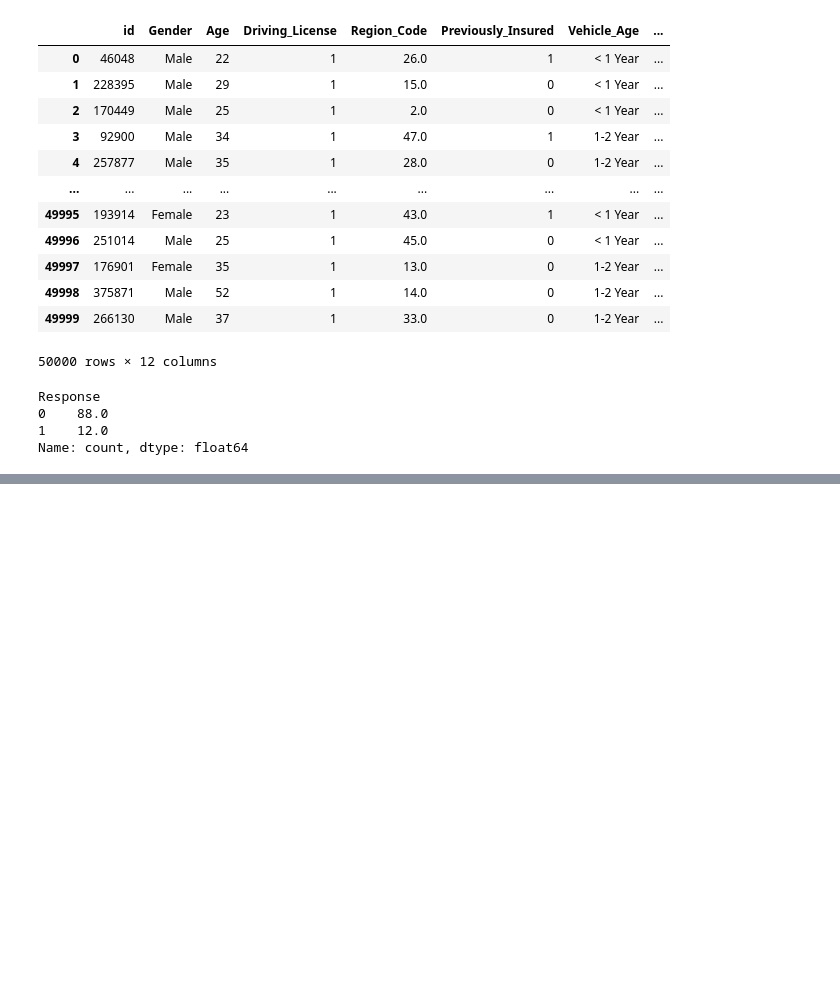
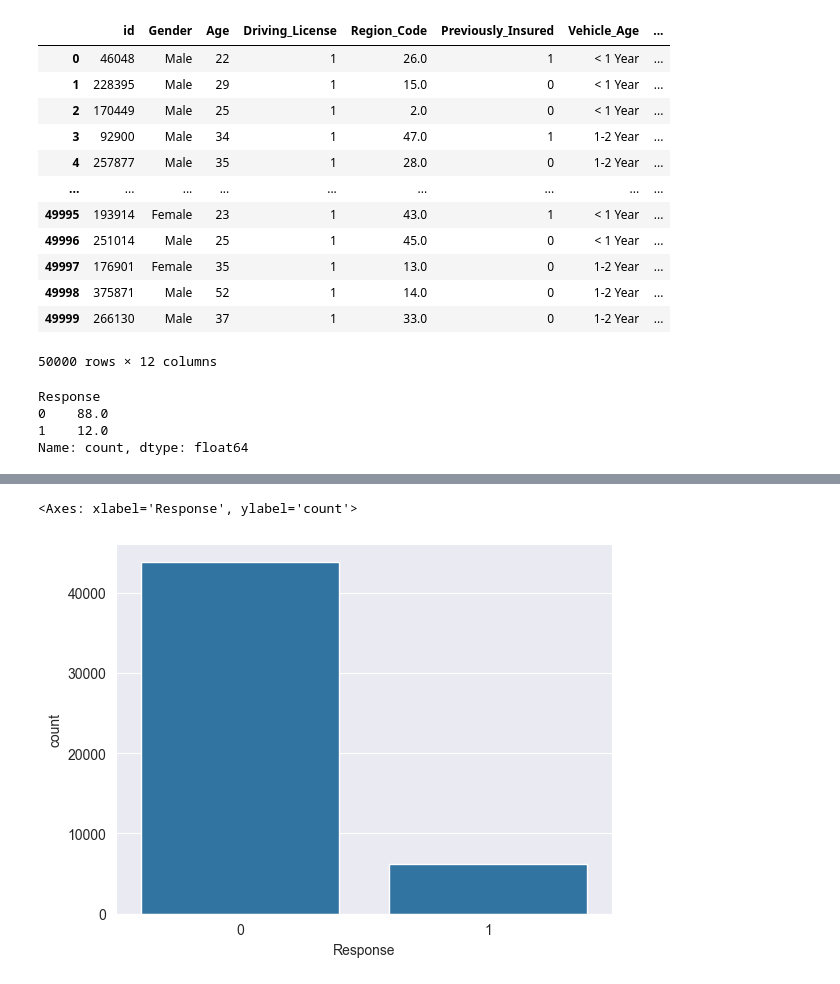
Before and after one commit to amithvardhan99/hicounselor, a Jupyter notebook: Health Insurance Cross Sell Prediction Skills/notebook.ipynb, the cells around one changed output, grey strips where cells are left out. Cells and saved outputs as stored; diff of their text form; code cells hidden in the pictures; blank space fills up the shorter version.

```diff
--- a/Health Insurance Cross Sell Prediction Skills/notebook.ipynb
+++ b/Health Insurance Cross Sell Prediction Skills/notebook.ipynb
@@ -89,0 +239,6 @@ Name: count, dtype: float64
+# %%
+dl = df_labels.value_counts().reset_index()
+sns.barplot(x=dl["Response"],y=dl["count"])
+# %% [output]
+<Axes: xlabel='Response', ylabel='count'>
+[figure, added]
```
Also changed, not shown: parts of 27 cells of this notebook.
